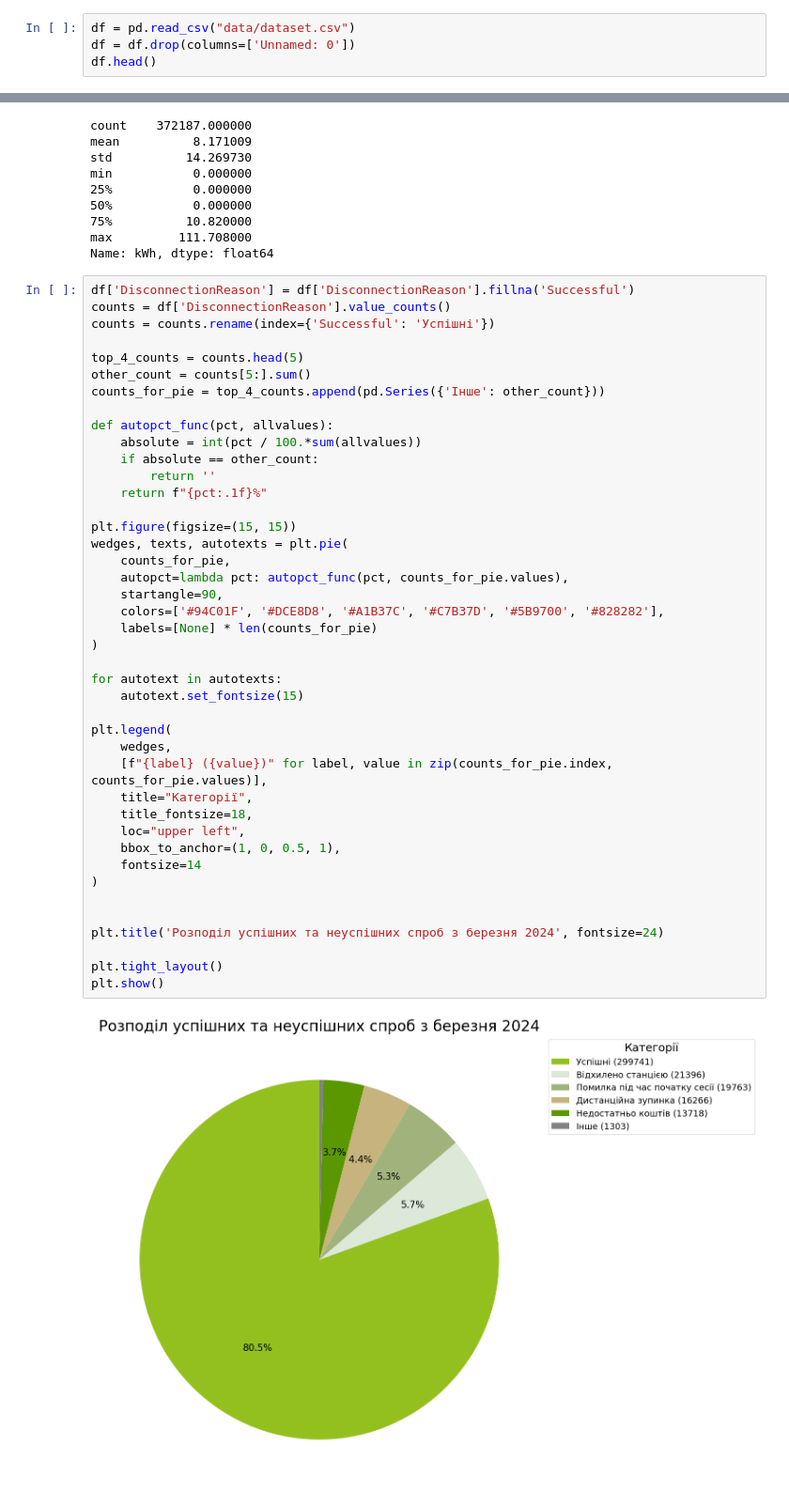
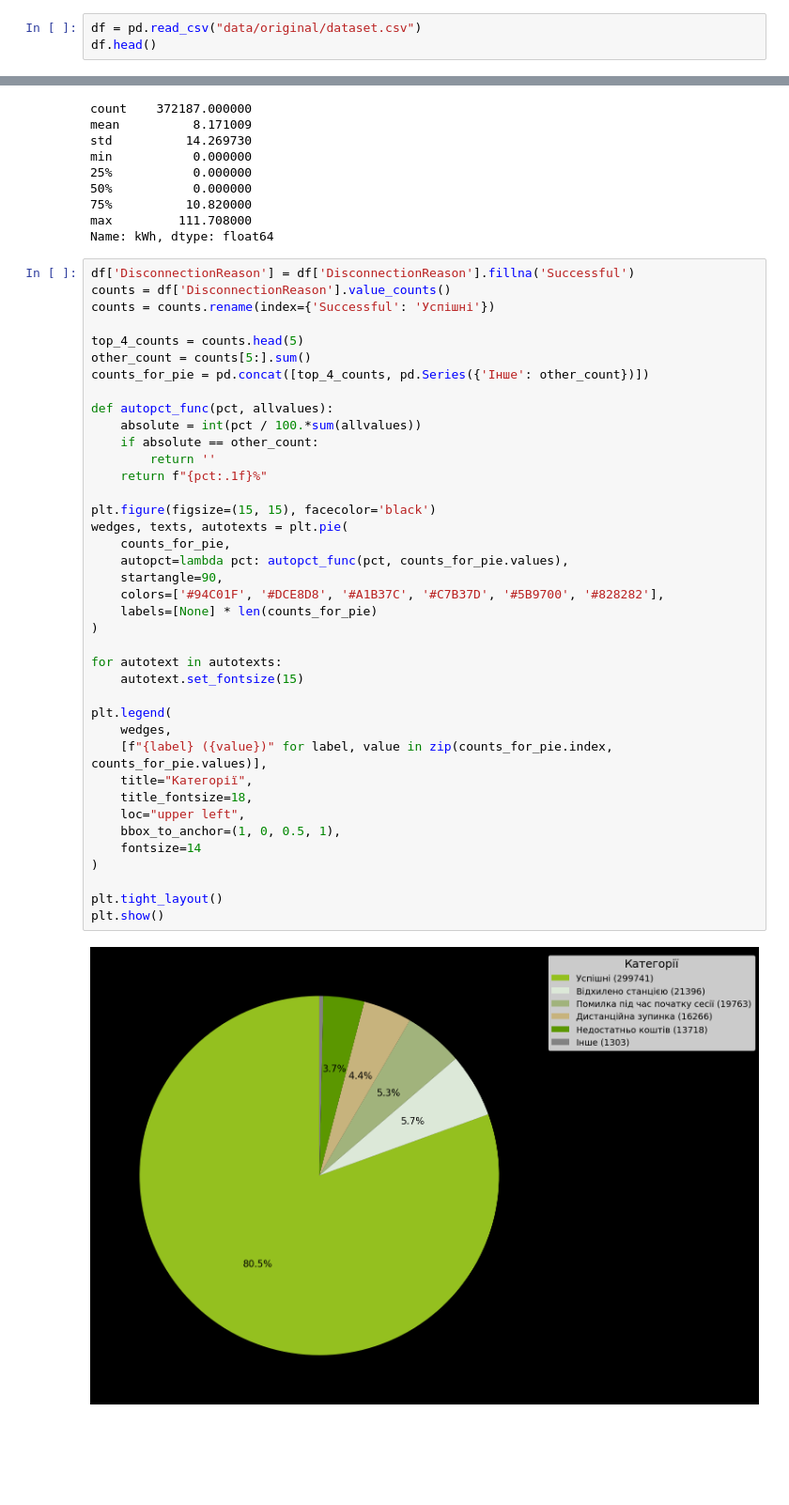
Before and after one commit to Lkupybida/ArtficialInteligenceCourseProject, a Jupyter notebook: nastiia.ipynb, the cells around one changed output, grey strips where cells are left out. Shown at 94% size. Drawn from its saved outputs; the diff is of its cells as text; blank space fills up the shorter version.

```diff
--- a/nastiia.ipynb
+++ b/nastiia.ipynb
@@ -6,5 +7,4 @@ import seaborn as sns
 # %%
-df = pd.read_csv("data/dataset.csv")
-df = df.drop(columns=['Unnamed: 0'])
+df = pd.read_csv("data/original/dataset.csv")
 df.head()
 # %% [output]
@@ -35,43 +35,40 @@ counts = counts.rename(index={'Successful': 'Успішні'})
 
 top_4_counts = counts.head(5)
 other_count = counts[5:].sum()
-counts_for_pie = top_4_counts.append(pd.Series({'Інше': other_count}))
+counts_for_pie = pd.concat([top_4_counts, pd.Series({'Інше': other_count})])
 
 def autopct_func(pct, allvalues):
     absolute = int(pct / 100.*sum(allvalues))
     if absolute == other_count:
         return ''
     return f"{pct:.1f}%"
 
-plt.figure(figsize=(15, 15))
+plt.figure(figsize=(15, 15), facecolor='black')
 wedges, texts, autotexts = plt.pie(
     counts_for_pie,
     autopct=lambda pct: autopct_func(pct, counts_for_pie.values),
     startangle=90,
     colors=['#94C01F', '#DCE8D8', '#A1B37C', '#C7B37D', '#5B9700', '#828282'],
     labels=[None] * len(counts_for_pie)
 )
 
 for autotext in autotexts:
     autotext.set_fontsize(15)
 
 plt.legend(
     wedges,
     [f"{label} ({value})" for label, value in zip(counts_for_pie.index, counts_for_pie.values)],
     title="Категорії",
     title_fontsize=18,
     loc="upper left",
     bbox_to_anchor=(1, 0, 0.5, 1),
     fontsize=14
 )
 
-
-plt.title('Розподіл успішних та неуспішних спроб з березня 2024', fontsize=24)
-
 plt.tight_layout()
 plt.show()
 # %% [output]
-[figure, old version]
+[figure, new version]
 # %%
 df['Start'] = pd.to_datetime(df['Start'])
 df['End'] = pd.to_datetime(df['End'])
```
Also changed, not shown: parts of 7 cells of this notebook.
